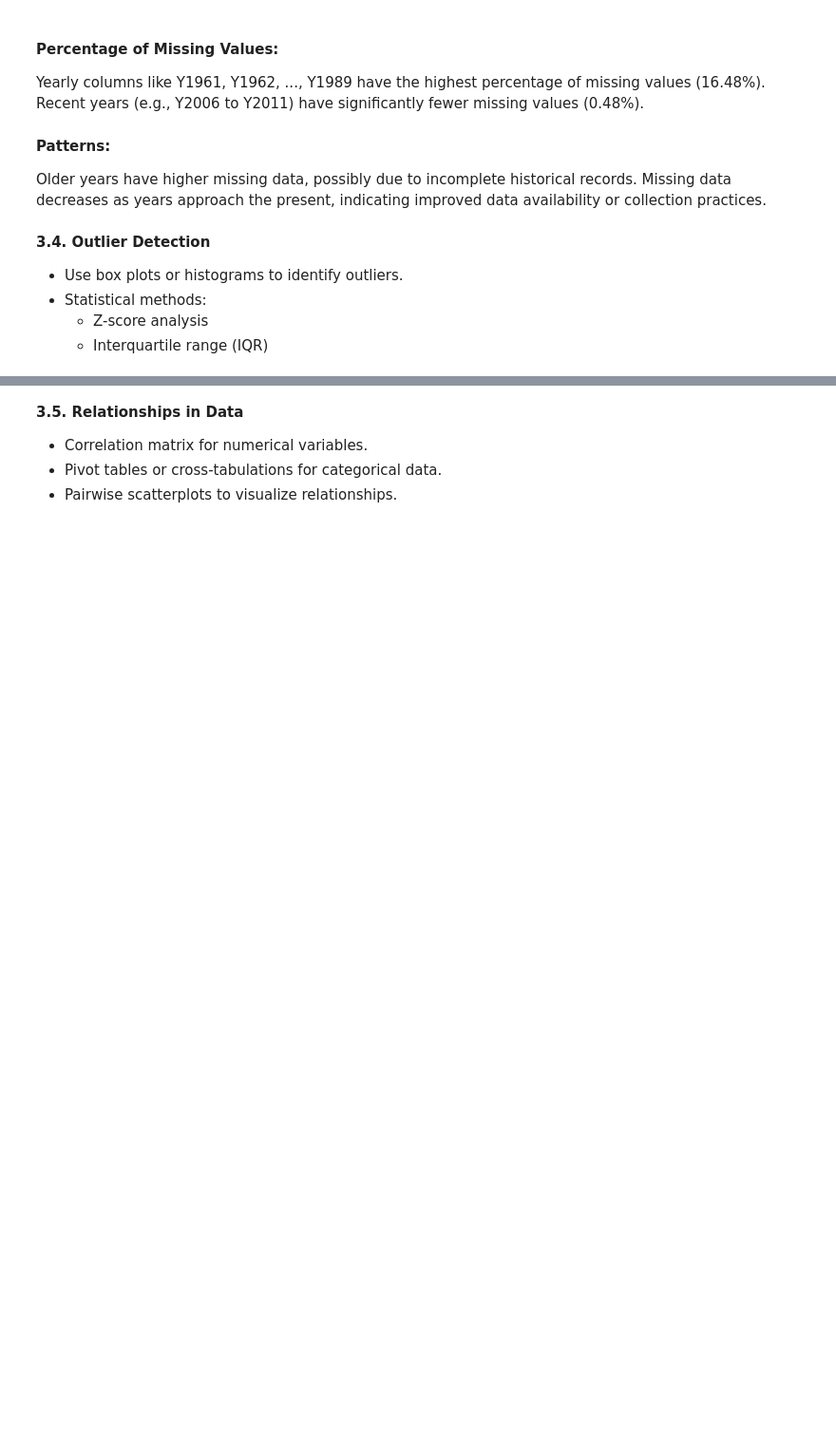
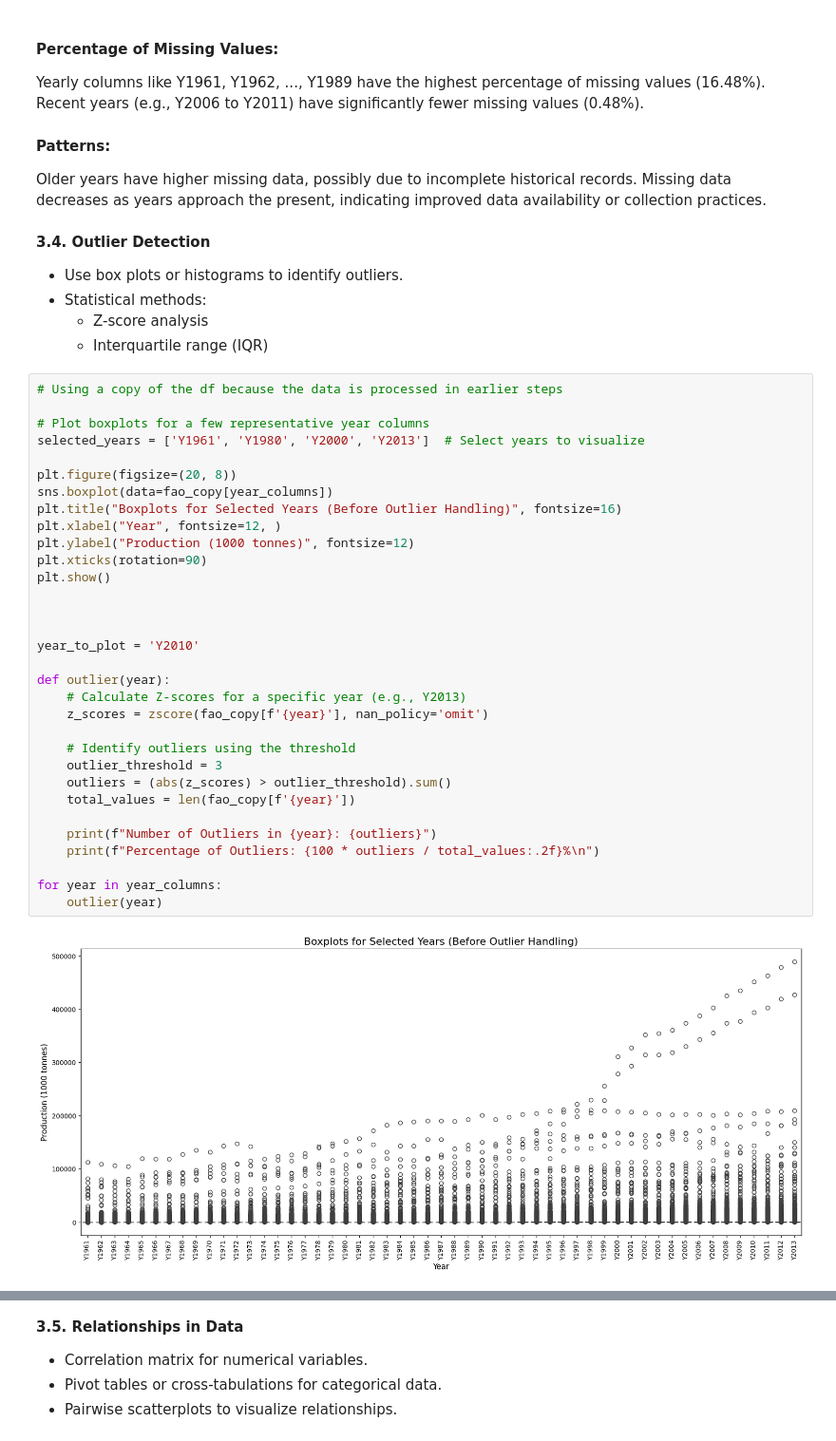
Before and after one commit to dinara-yanar/AIN214-course-project, a Jupyter notebook: project.ipynb, the cells around one changed output, grey strips where cells are left out. Shown: that part at 95% size. Cells and saved outputs as stored; diff of their text form; blank space fills up the shorter version.

Commit message:
Outlier detection

```diff
--- a/project.ipynb
+++ b/project.ipynb
@@ -340,3 +340,37 @@ Missing data decreases as years approach the present, indicating improved data a
  - Statistical methods:
     - Z-score analysis
     - Interquartile range (IQR)
+# %%
+# Using a copy of the df because the data is processed in earlier steps
+
+# Plot boxplots for a few representative year columns
+selected_years = ['Y1961', 'Y1980', 'Y2000', 'Y2013']  # Select years to visualize
+
+plt.figure(figsize=(20, 8))
+sns.boxplot(data=fao_copy[year_columns])
+plt.title("Boxplots for Selected Years (Before Outlier Handling)", fontsize=16)
+plt.xlabel("Year", fontsize=12, )
+plt.ylabel("Production (1000 tonnes)", fontsize=12)
+plt.xticks(rotation=90)
+plt.show()
+
+
+
+year_to_plot = 'Y2010'
+
+def outlier(year):
+    # Calculate Z-scores for a specific year (e.g., Y2013)
+    z_scores = zscore(fao_copy[f'{year}'], nan_policy='omit')
+
+    # Identify outliers using the threshold
+    outlier_threshold = 3
+    outliers = (abs(z_scores) > outlier_threshold).sum()
+    total_values = len(fao_copy[f'{year}'])
+
+    print(f"Number of Outliers in {year}: {outliers}")
+    print(f"Percentage of Outliers: {100 * outliers / total_values:.2f}%\n")
+
+for year in year_columns:
+    outlier(year)
+# %% [output]
+[figure, added]
```
Also changed, not shown: parts of 2 cells of this notebook.
